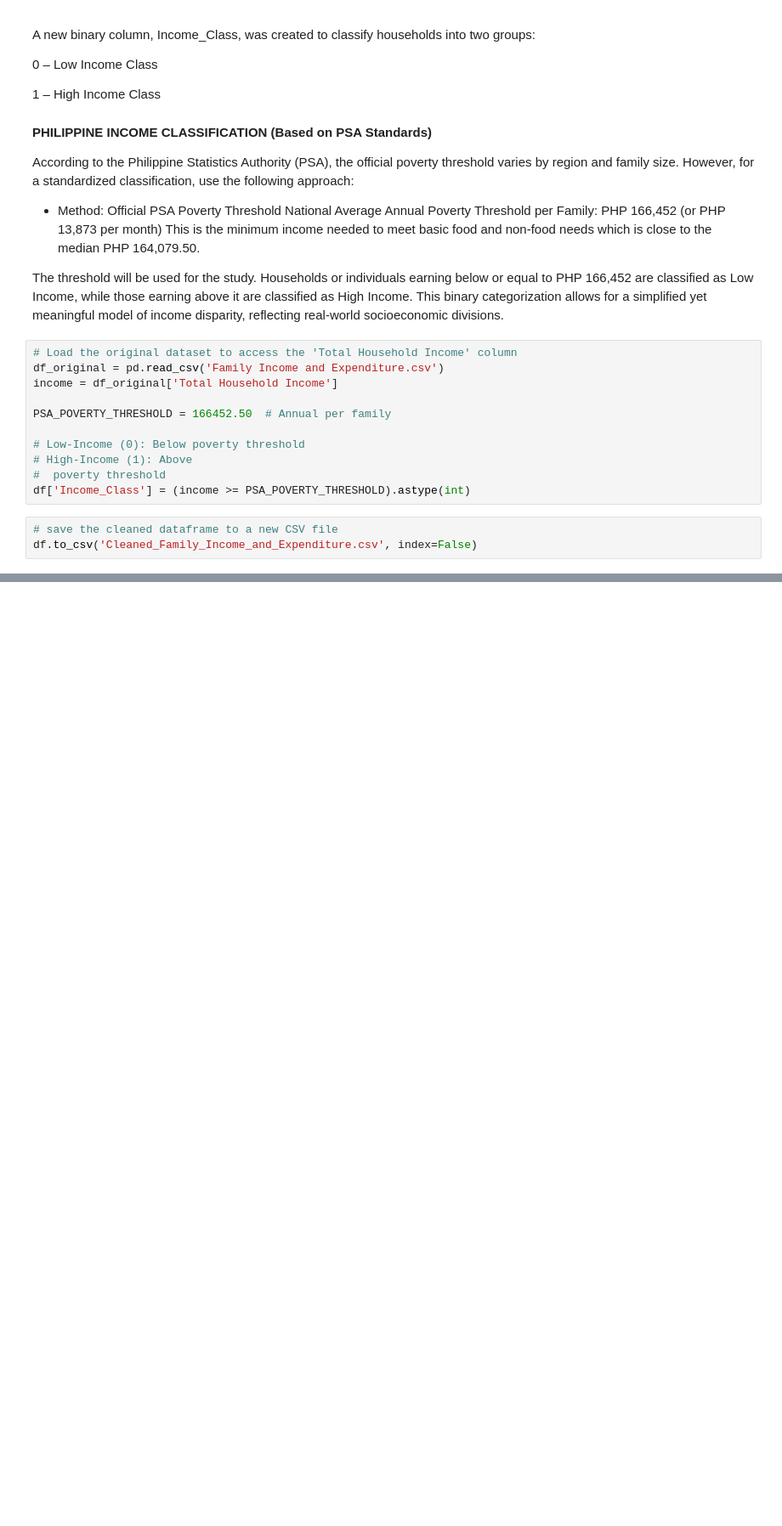
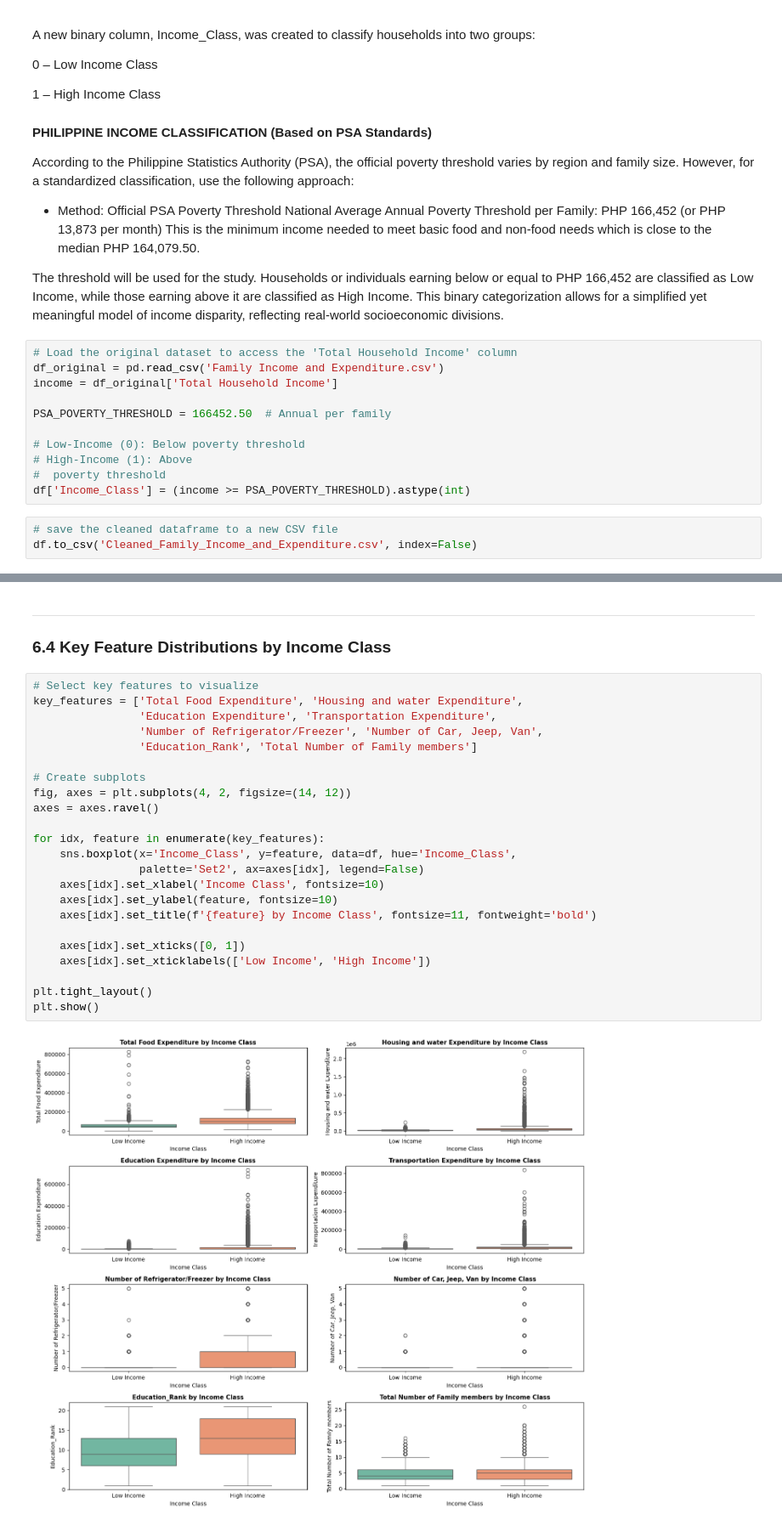
Before and after one commit to MJTeopaco/IS_Machine_Learning, a Jupyter notebook: classification/06_Act_Classification.ipynb, the cells around one changed output, grey strips where cells are left out. Shown: that part at 85% size. Cells and saved outputs as stored; diff of their text form; blank space fills up the shorter version.

```diff
--- a/classification/06_Act_Classification.ipynb
+++ b/classification/06_Act_Classification.ipynb
@@ -558,0 +720,28 @@ df.to_csv('Cleaned_Family_Income_and_Expenditure.csv', index=False)
+# %% [markdown]
+---
+### 6.4 Key Feature Distributions by Income Class
+# %%
+# Select key features to visualize
+key_features = ['Total Food Expenditure', 'Housing and water Expenditure',
+                'Education Expenditure', 'Transportation Expenditure',
+                'Number of Refrigerator/Freezer', 'Number of Car, Jeep, Van',
+                'Education_Rank', 'Total Number of Family members']
+
+# Create subplots
+fig, axes = plt.subplots(4, 2, figsize=(14, 12))
+axes = axes.ravel()
+
+for idx, feature in enumerate(key_features):
+    sns.boxplot(x='Income_Class', y=feature, data=df, hue='Income_Class',
+                palette='Set2', ax=axes[idx], legend=False)
+    axes[idx].set_xlabel('Income Class', fontsize=10)
+    axes[idx].set_ylabel(feature, fontsize=10)
+    axes[idx].set_title(f'{feature} by Income Class', fontsize=11, fontweight='bold')
+
+    axes[idx].set_xticks([0, 1])
+    axes[idx].set_xticklabels(['Low Income', 'High Income'])
+
+plt.tight_layout()
+plt.show()
+# %% [output]
+[figure, added]
```
Also changed, not shown: parts of 23 cells of this notebook.
